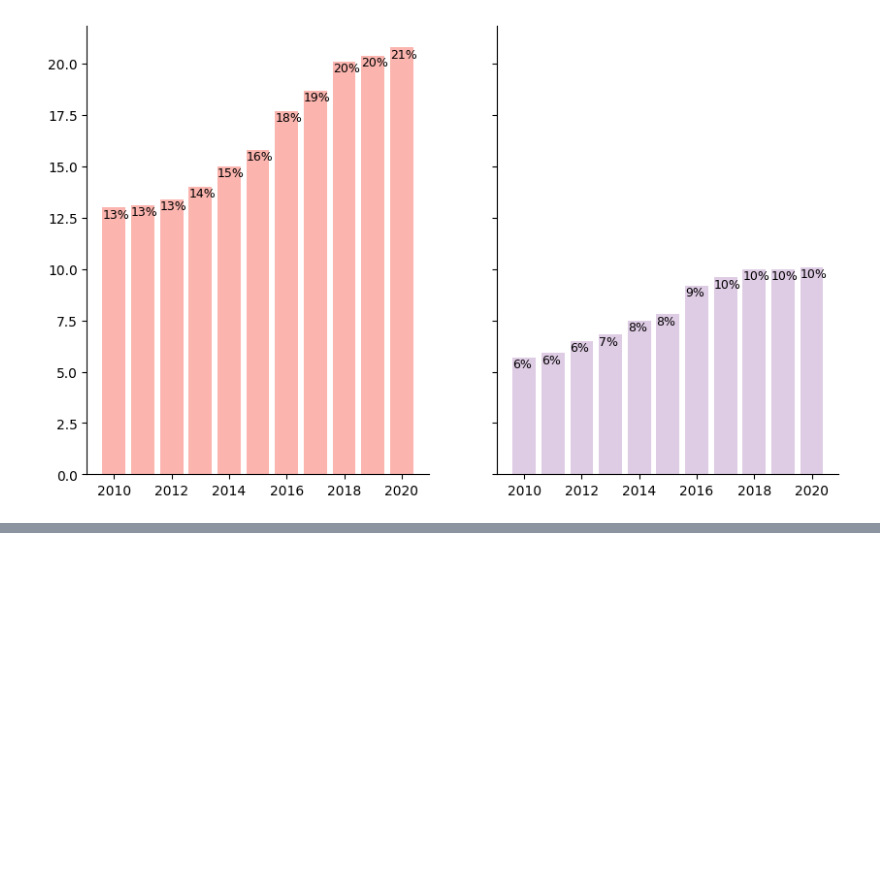
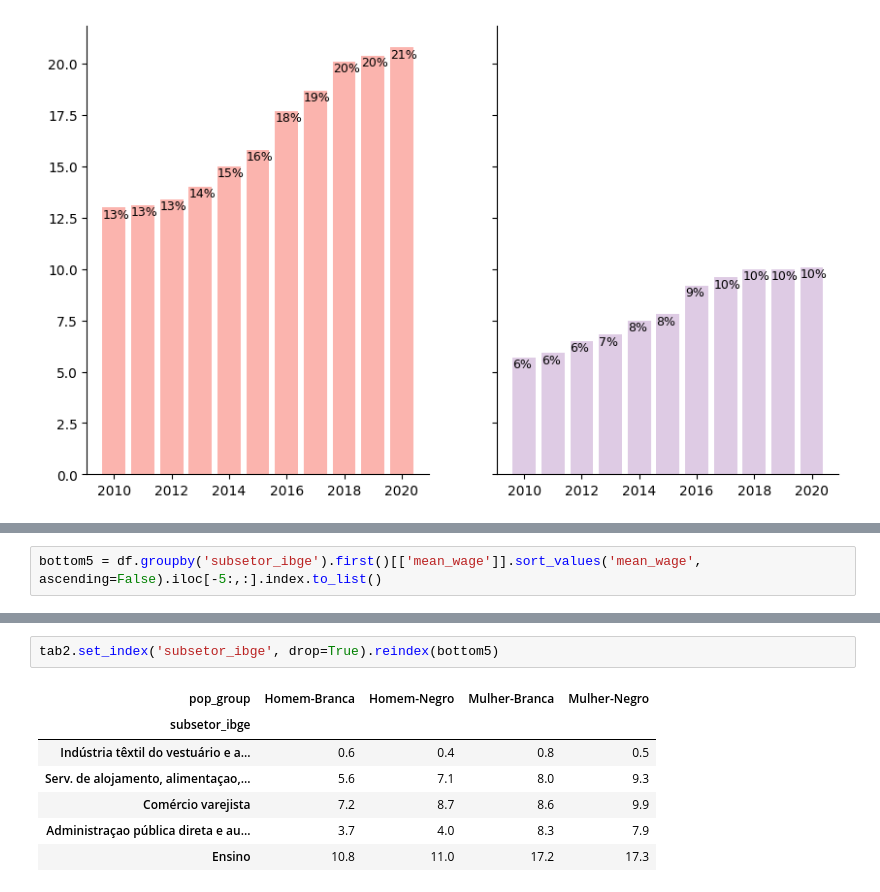
Before and after one commit to pactoPelaEquidade/reports, a Jupyter notebook: black_women/notebooks/1_report.ipynb, the cells around one changed output, grey strips where cells are left out. Cells and saved outputs as stored; diff of their text form; blank space fills up the shorter version.

```diff
--- a/black_women/notebooks/1_report.ipynb
+++ b/black_women/notebooks/1_report.ipynb
@@ -176,0 +179,2 @@ plot_stack_bar(data=df,
+# %%
+bottom5 = df.groupby('subsetor_ibge').first()[['mean_wage']].sort_values('mean_wage', ascending=False).iloc[-5:,:].index.to_list()
@@ -176,0 +199,10 @@ plot_stack_bar(data=df,
+# %%
+tab2.set_index('subsetor_ibge', drop=True).reindex(bottom5)
+# %% [output]
+| pop_group | Homem-Branca | Homem-Negro | Mulher-Branca | Mulher-Negro |
+| subsetor_ibge |  |  |  |  |
+| Indústria têxtil do vestuário e a... | 0.6 | 0.4 | 0.8 | 0.5 |
+| Serv. de alojamento, alimentaçao,... | 5.6 | 7.1 | 8.0 | 9.3 |
+| Comércio varejista | 7.2 | 8.7 | 8.6 | 9.9 |
+| Administraçao pública direta e au... | 3.7 | 4.0 | 8.3 | 7.9 |
+| Ensino | 10.8 | 11.0 | 17.2 | 17.3 |
```
Also changed, not shown: parts of 8 cells of this notebook, 15 other files.
